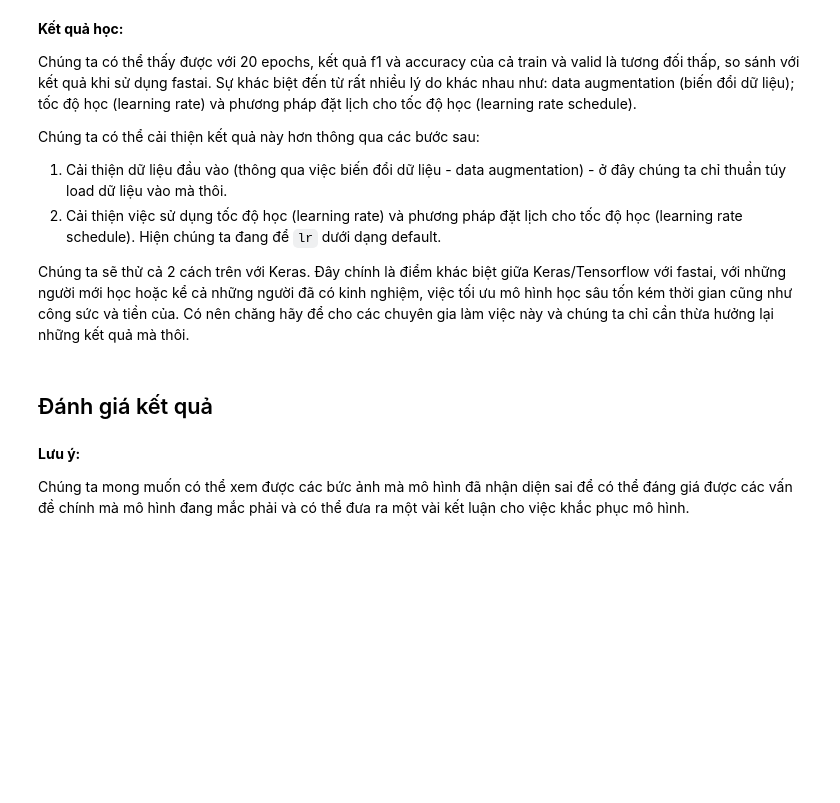
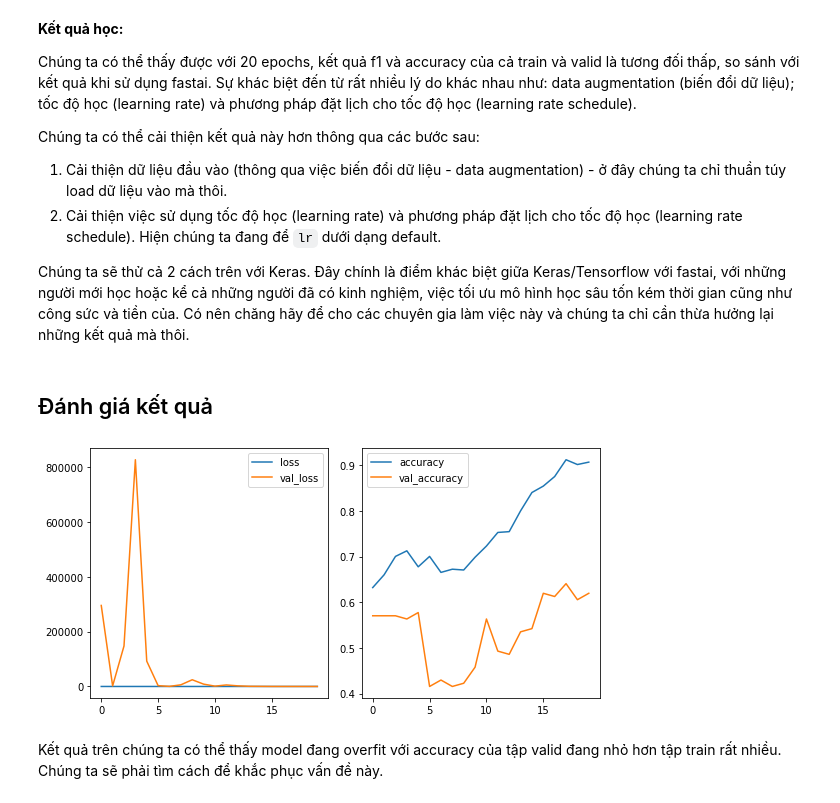
Before and after one commit to ddpham/swift_swallow_classification, a Jupyter notebook: nbs/keras_framework.ipynb, the cells around one changed output. Drawn from its saved outputs; the diff is of its cells as text; code cells hidden in the pictures; blank space fills up the shorter version.

```diff
--- a/nbs/keras_framework.ipynb
+++ b/nbs/keras_framework.ipynb
@@ -447,7 +449,23 @@ Chúng ta có thể cải thiện kết quả này hơn thông qua các bước
 Chúng ta sẽ thử cả 2 cách trên với Keras. Đây chính là điểm khác biệt giữa Keras/Tensorflow với fastai, với những người mới học hoặc kể cả những người đã có kinh nghiệm, việc tối ưu mô hình học sâu tốn kém thời gian cũng như công sức và tiền của. Có nên chăng hãy để cho các chuyên gia làm việc này và chúng ta chỉ cần thừa hưởng lại những kết quả mà thôi.
 # %% [markdown]
 ## Đánh giá kết quả
-# %% [markdown]
-**Lưu ý:**
-
-Chúng ta mong muốn có thể xem được các bức ảnh mà mô hình đã nhận diện sai để có thể đáng giá được các vấn đề chính mà mô hình đang mắc phải và có thể đưa ra một vài kết luận cho việc khắc phục mô hình.
+# %%
+history = model.history
+# %%
+def plot_history(history):
+    item_dict = {'Loss': ['loss', 'val_loss'], 'Accuracy': ['accuracy', 'val_accuracy']}
+    plot_list = ['Loss', 'Accuracy']
+    plt.figure(figsize=(8, 4))
+    for i in range(len(plot_list)):
+        plt.subplot(1, 2, i+1)
+        item = plot_list[i]
+        for items in item_dict[item]:
+            plt.plot(history.history[items])
+        plt.legend(item_dict[item])
+    plt.tight_layout()
+# %%
+plot_history(history)
+# %% [output]
+[figure, added]
+# %% [markdown]
+Kết quả trên chúng ta có thể thấy model đang overfit với accuracy của tập valid đang nhỏ hơn tập train rất nhiều. Chúng ta sẽ phải tìm cách để khắc phục vấn đề này.
```
Also changed, not shown: parts of 39 cells of this notebook.
